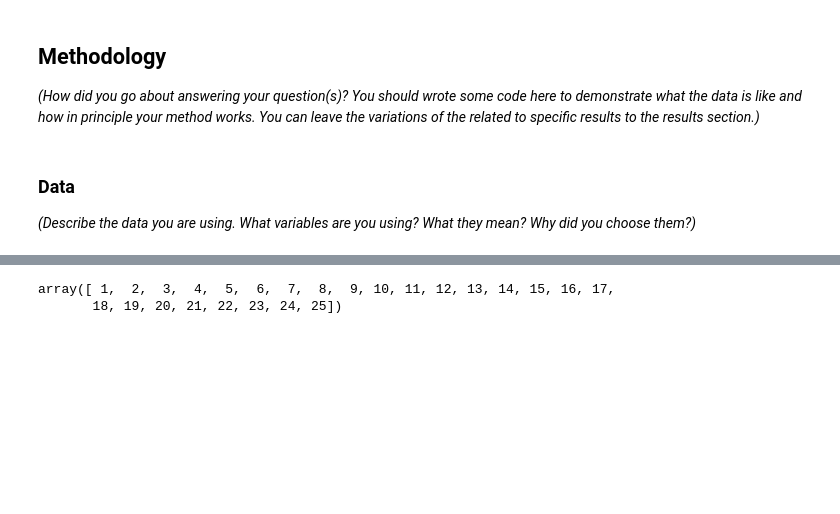
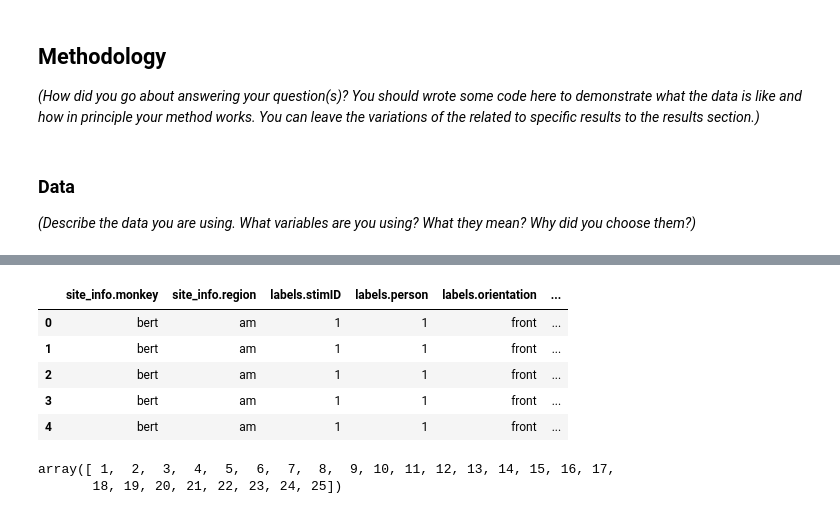
Before and after one commit to aeparisot/CMSE381Project, a Jupyter notebook: ProjectTemplate.ipynb, the cells around one changed output, grey strips where cells are left out. Cells and saved outputs as stored; diff of their text form; code cells hidden in the pictures; blank space fills up the shorter version.

```diff
--- a/ProjectTemplate.ipynb
+++ b/ProjectTemplate.ipynb
@@ -60,3 +65,27 @@ df.head()
+# %%
+# collapsed = pd.DataFrame(
+#     df.iloc[:,6:406].to_numpy().reshape(df.shape[0], 40, 10).mean(axis=2),
+#     index=df.index,
+#     columns=[f"time_{i*10}" for i in range(40)]
+# )
+
+
+
+collapsed_one = pd.DataFrame({
+    "collapsed": df.iloc[:,6:406].mean(axis=1)
+})
+
+averaged_data = pd.concat([df.iloc[:,0:6],collapsed_one], axis=1)
+averaged_data.head()
+df = averaged_data
+df.head()
+# %% [output]
+|  | site_info.monkey | site_info.region | labels.stimID | labels.person | labels.orientation | ... |
+| 0 | bert | am | 1 | 1 | front | ... |
+| 1 | bert | am | 1 | 1 | front | ... |
+| 2 | bert | am | 1 | 1 | front | ... |
+| 3 | bert | am | 1 | 1 | front | ... |
+| 4 | bert | am | 1 | 1 | front | ... |
 # %%
 df['labels.person'].unique()
 df['site_info.region'].unique()
```
Also changed, not shown: parts of 1 cell of this notebook.
